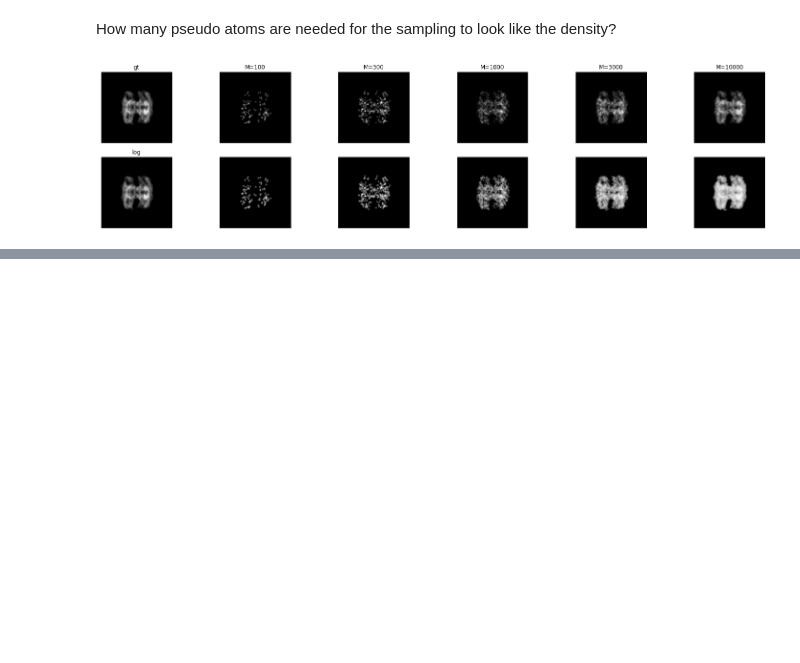
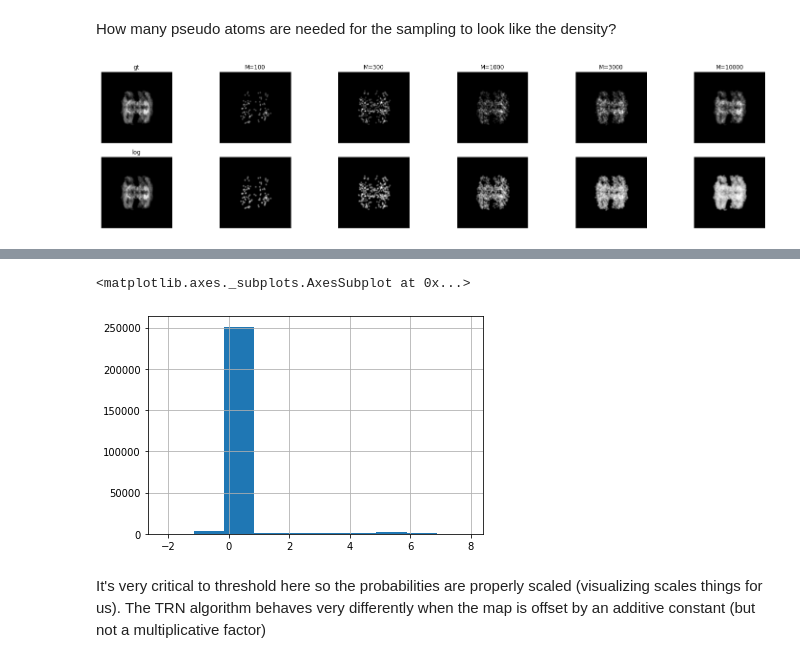
Before and after one commit to geoffwoollard/learn_cryoem_math, a Jupyter notebook: nb/topology_representing_network.ipynb, the cells around one changed output, grey strips where cells are left out. Saved outputs shown, nothing was run; the diff lists cells and outputs as text; code cells hidden in the pictures; blank space fills up the shorter version.

```diff
--- a/nb/topology_representing_network.ipynb
+++ b/nb/topology_representing_network.ipynb
@@ -628,0 +664,11 @@ for idx, M in enumerate(Ms):
+# %%
+M=300
+N_crop = 64
+s,e = N//2-N_crop//2, N//2+N_crop//2
+map_crop = fourier.do_ifft(map_f[s:e,s:e,s:e])
+pd.Series(map_crop.flatten()).hist()
+# %% [output]
+<matplotlib.axes._subplots.AxesSubplot at 0x...>
+[figure, added]
+# %% [markdown]
+It's very critical to threshold here so the probabilities are properly scaled (visualizing scales things for us). The TRN algorithm behaves very differently when the map is offset by an additive constant (but not  a multiplicative factor)
```
Also changed, not shown: parts of 21 cells of this notebook.
